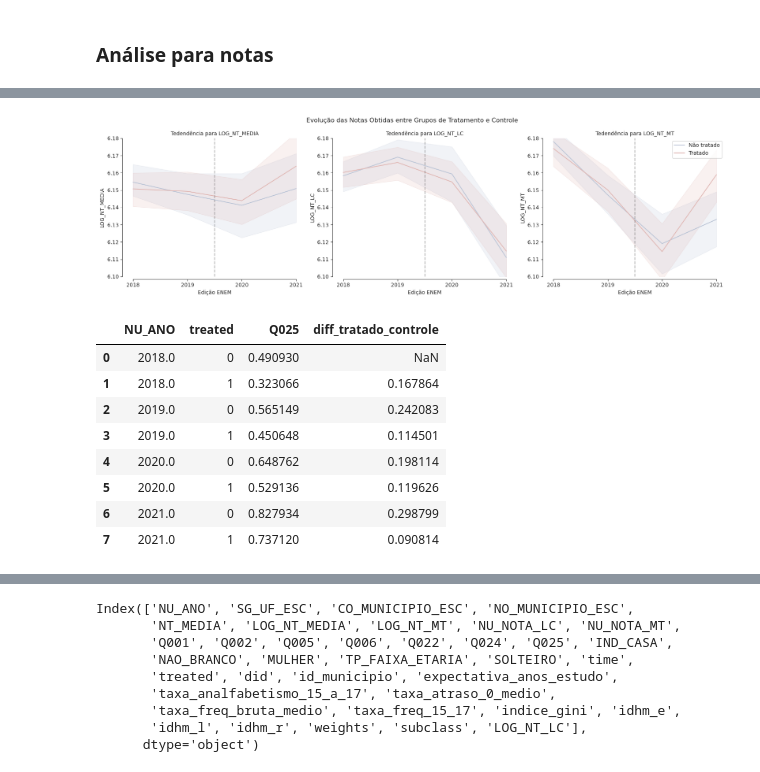
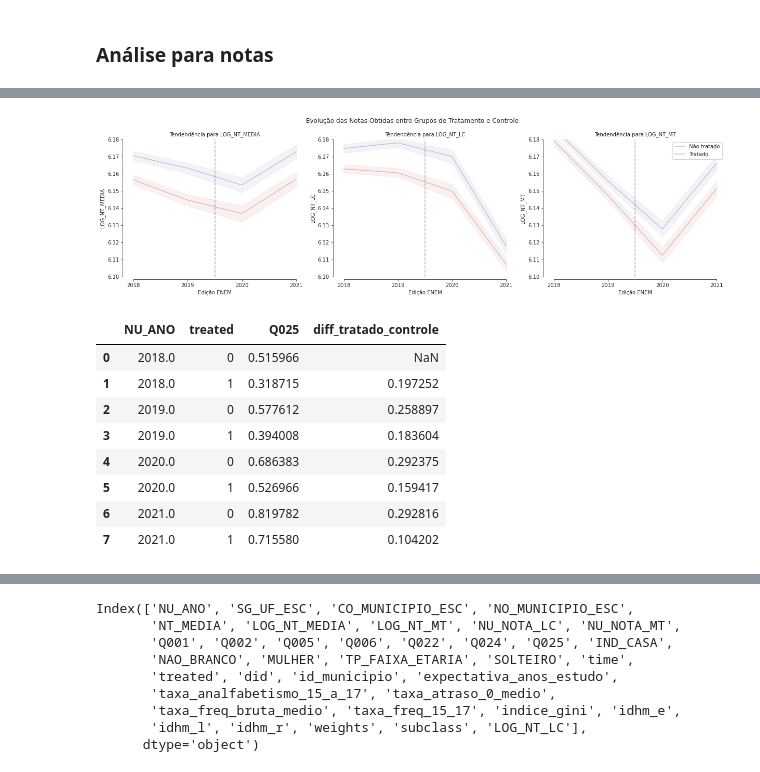
Before and after one commit to JV-Nunes/Relatorio-Conectividade, a Jupyter notebook: Analise/Models/Diffs_in_Diffs.ipynb, the cells around one changed output, grey strips where cells are left out. Drawn from its saved outputs; the diff is of its cells as text; code cells hidden in the pictures.

```diff
--- a/Analise/Models/Diffs_in_Diffs.ipynb
+++ b/Analise/Models/Diffs_in_Diffs.ipynb
@@ -416,6 +422,10 @@ mun = pd.read_parquet('../../Resultados/Agg/ENEM/aux/dados_para_matching-municip
 matched = pd.read_parquet('../../Resultados/Agg/ENEM/aux/postMatching/municipios-idh_NOTA.parquet', columns=['CO_MUNICIPIO_ESC','weights', 'subclass'])
 # Selecionando subamostra destes municípios para dados de painel
 data_mun = mun.merge(matched, on='CO_MUNICIPIO_ESC', how='inner')
+# %%
+no_ne = ['MA', 'PI', 'RN', 'CE', 'AL', 'SE', 'BA', 'RR', 'AP', 'PA', 'RO', 'AM', 'AC']
+# %%
+data_mun = mun[mun['SG_UF_ESC'].isin(no_ne)]
 # %%
 data_mun.treated.value_counts()
 # %% [output]
@@ -431,26 +457,26 @@ data_mun['LOG_NT_LC'] = np.log(data_mun['NU_NOTA_LC'])
 # %%
 fig, ax = plt.subplots(1,3,figsize=(17,5))
 ax = ax.flatten()
 notas = ['LOG_NT_MEDIA', 'LOG_NT_LC', 'LOG_NT_MT']
 sns.set_style("ticks")
 for i, nota in enumerate(notas):
     sel = data_mun.copy()
     sel.treated = sel.treated.replace({0:'Não tratado', 1:'Tratado'})
     ax[i] = sns.lineplot(data=sel, x='NU_ANO', y=nota, hue='treated', palette='vlag', ax=ax[i], markers=True)
-    ax[i].set_title(f'Tedendência para {nota}', fontsize=10)
+    ax[i].set_title(f'Tendendência para {nota}', fontsize=10)
     ax[i].axvline(2019.5, color='black', linestyle='--', alpha=0.3)
     ax[i].set_xticks([2018, 2019, 2020, 2021])
     ax[i].set_ylim([6.10,6.18])
     ax[i].get_legend().remove()
     ax[i].set_xlabel('Edição ENEM')
 
 sns.despine(offset=5, trim=True)
 plt.suptitle('Evolução das Notas Obtidas entre Grupos de Tratamento e Controle')
 plt.legend()
 plt.tight_layout()
 plt.show()
 # %% [output]
-[figure, old version]
+[figure, new version]
 # %%
 net_x_ano = data_mun.groupby(['NU_ANO', 'treated'], as_index=False)['Q025'].mean()
 net_x_ano['diff_tratado_controle']= abs(net_x_ano['Q025'].diff())
@@ -458,14 +484,14 @@ net_x_ano['diff_tratado_controle']= abs(net_x_ano['Q025'].diff())
 net_x_ano
 # %% [output]
 |  | NU_ANO | treated | Q025 | diff_tratado_controle |
-| 0 | 2018.0 | 0 | 0.490930 | NaN |
-| 1 | 2018.0 | 1 | 0.323066 | 0.167864 |
-| 2 | 2019.0 | 0 | 0.565149 | 0.242083 |
-| 3 | 2019.0 | 1 | 0.450648 | 0.114501 |
-| 4 | 2020.0 | 0 | 0.648762 | 0.198114 |
-| 5 | 2020.0 | 1 | 0.529136 | 0.119626 |
-| 6 | 2021.0 | 0 | 0.827934 | 0.298799 |
-| 7 | 2021.0 | 1 | 0.737120 | 0.090814 |
+| 0 | 2018.0 | 0 | 0.515966 | NaN |
+| 1 | 2018.0 | 1 | 0.318715 | 0.197252 |
+| 2 | 2019.0 | 0 | 0.577612 | 0.258897 |
+| 3 | 2019.0 | 1 | 0.394008 | 0.183604 |
+| 4 | 2020.0 | 0 | 0.686383 | 0.292375 |
+| 5 | 2020.0 | 1 | 0.526966 | 0.159417 |
+| 6 | 2021.0 | 0 | 0.819782 | 0.292816 |
+| 7 | 2021.0 | 1 | 0.715580 | 0.104202 |
 # %%
 net_x_ano = data_mun.groupby(['NU_ANO', 'treated'], as_index=False)['Q025'].mean()
 net_x_ano['diff_tratado_controle']= net_x_ano['Q025'].diff()
```
Also changed, not shown: parts of 14 cells of this notebook, 4 other files.
